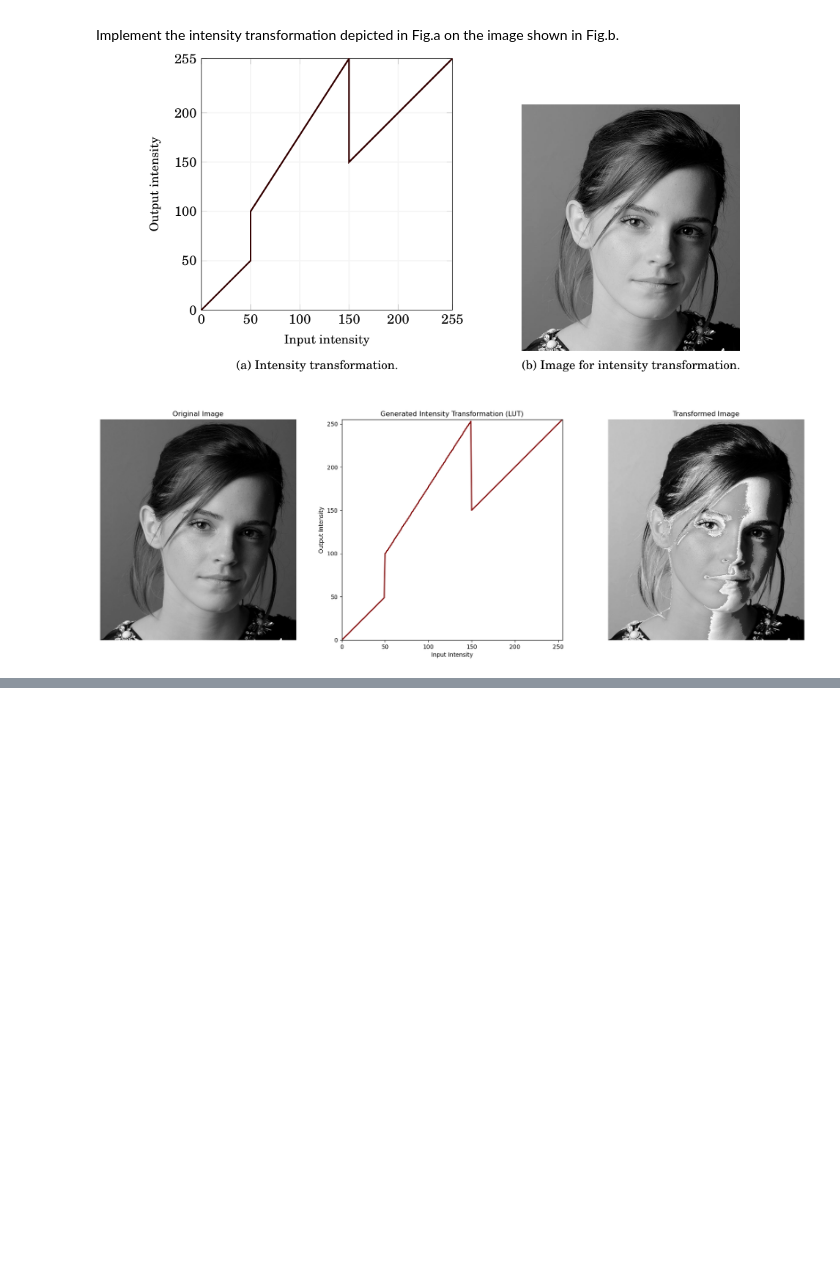
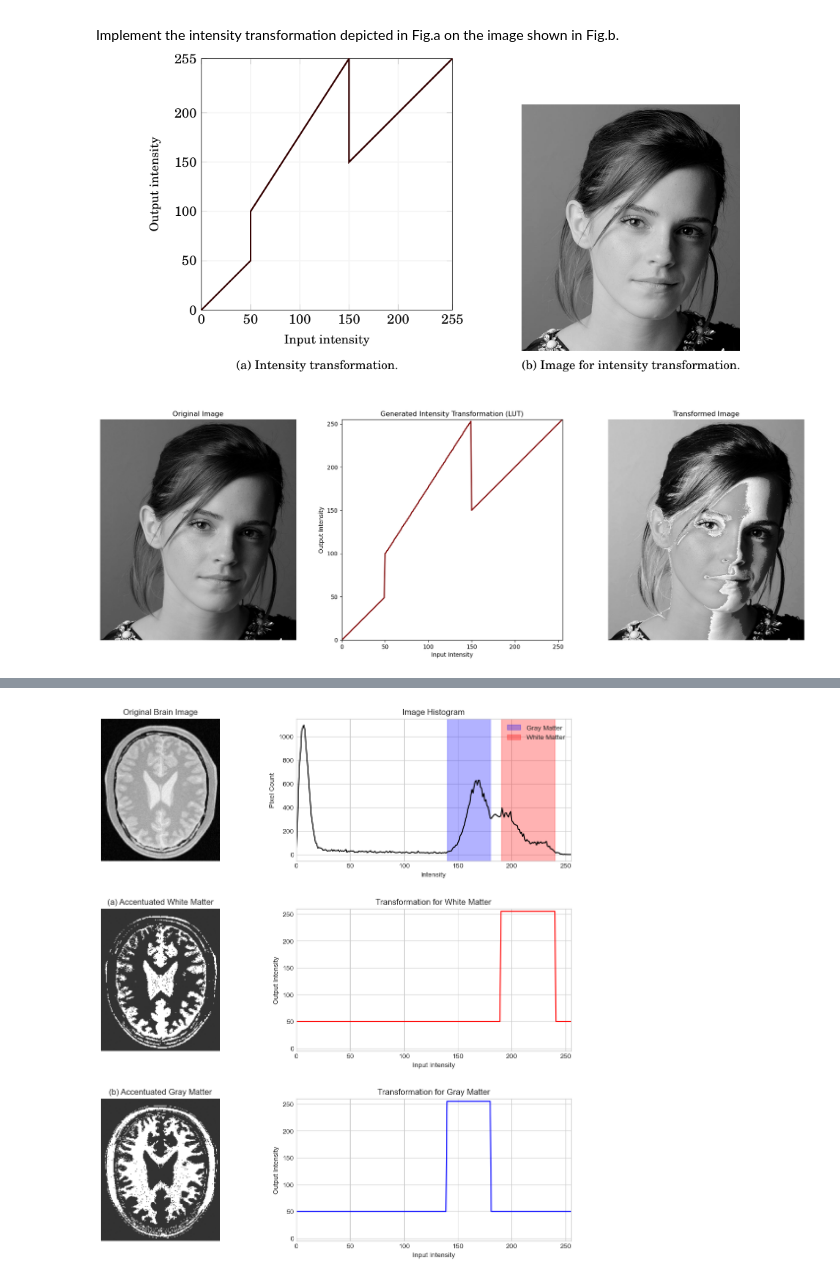
Before and after one commit to Puliya07/image-processing-assignment01, a Jupyter notebook: assignment01.ipynb, the cells around one changed output, grey strips where cells are left out. Cells and saved outputs as stored; diff of their text form; code cells hidden in the pictures; blank space fills up the shorter version.

```diff
--- a/assignment01.ipynb
+++ b/assignment01.ipynb
@@ -53,0 +61,70 @@ plt.show()
+# %%
+img2 = cv2.imread('a1images/brain_proton_density_slice.png', cv2.IMREAD_GRAYSCALE)
+if img2 is None:
+    raise FileNotFoundError("Image not found. Make sure the image is in correct location.")
+
+hist = cv2.calcHist([img2], [0], None, [256], [0, 256])
+
+gray_matter_range = (140, 180)
+white_matter_range = (190, 240)
+
+high_intensity = 255
+low_intensity = 50
+
+lut_white = np.full(256, low_intensity, dtype=np.uint8)
+lut_white[white_matter_range[0] : white_matter_range[1] + 1] = high_intensity
+
+lut_gray = np.full(256, low_intensity, dtype=np.uint8)
+lut_gray[gray_matter_range[0] : gray_matter_range[1] + 1] = high_intensity
+
+white_accentuated_img = cv2.LUT(img2, lut_white)
+gray_accentuated_img = cv2.LUT(img2, lut_gray)
+
+plt.style.use('seaborn-v0_8-whitegrid')
+fig = plt.figure(figsize=(12, 12))
+
+ax1 = plt.subplot(3, 2, 1)
+ax1.imshow(img2, cmap='gray', vmin=0, vmax=255)
+ax1.set_title('Original Brain Image')
+ax1.axis('off')
+
+ax2 = plt.subplot(3, 2, 2)
+ax2.plot(hist, color='black')
+ax2.set_title('Image Histogram')
+ax2.set_xlabel('Intensity')
+ax2.set_ylabel('Pixel Count')
+ax2.axvspan(gray_matter_range[0], gray_matter_range[1], color='blue', alpha=0.3, label='Gray Matter')
+ax2.axvspan(white_matter_range[0], white_matter_range[1], color='red', alpha=0.3, label='White Matter')
+ax2.legend()
+ax2.set_xlim([0, 255])
+
+ax3 = plt.subplot(3, 2, 3)
+ax3.imshow(white_accentuated_img, cmap='gray', vmin=0, vmax=255)
+ax3.set_title('(a) Accentuated White Matter')
+ax3.axis('off')
+
+ax4 = plt.subplot(3, 2, 4)
+ax4.plot(lut_white, color='red')
+ax4.set_title('Transformation for White Matter')
+ax4.set_xlabel('Input Intensity')
+ax4.set_ylabel('Output Intensity')
+ax4.set_xlim([0, 255])
+ax4.set_ylim([-5, 260])
+
+ax5 = plt.subplot(3, 2, 5)
+ax5.imshow(gray_accentuated_img, cmap='gray', vmin=0, vmax=255)
+ax5.set_title('(b) Accentuated Gray Matter')
+ax5.axis('off')
+
+ax6 = plt.subplot(3, 2, 6)
+ax6.plot(lut_gray, color='blue')
+ax6.set_title('Transformation for Gray Matter')
+ax6.set_xlabel('Input Intensity')
+ax6.set_ylabel('Output Intensity')
+ax6.set_xlim([0, 255])
+ax6.set_ylim([-5, 260])
+
+plt.tight_layout(pad=3.0)
+plt.show()
+# %% [output]
+[figure, added]
```
Also changed, not shown: parts of 1 cell of this notebook.
